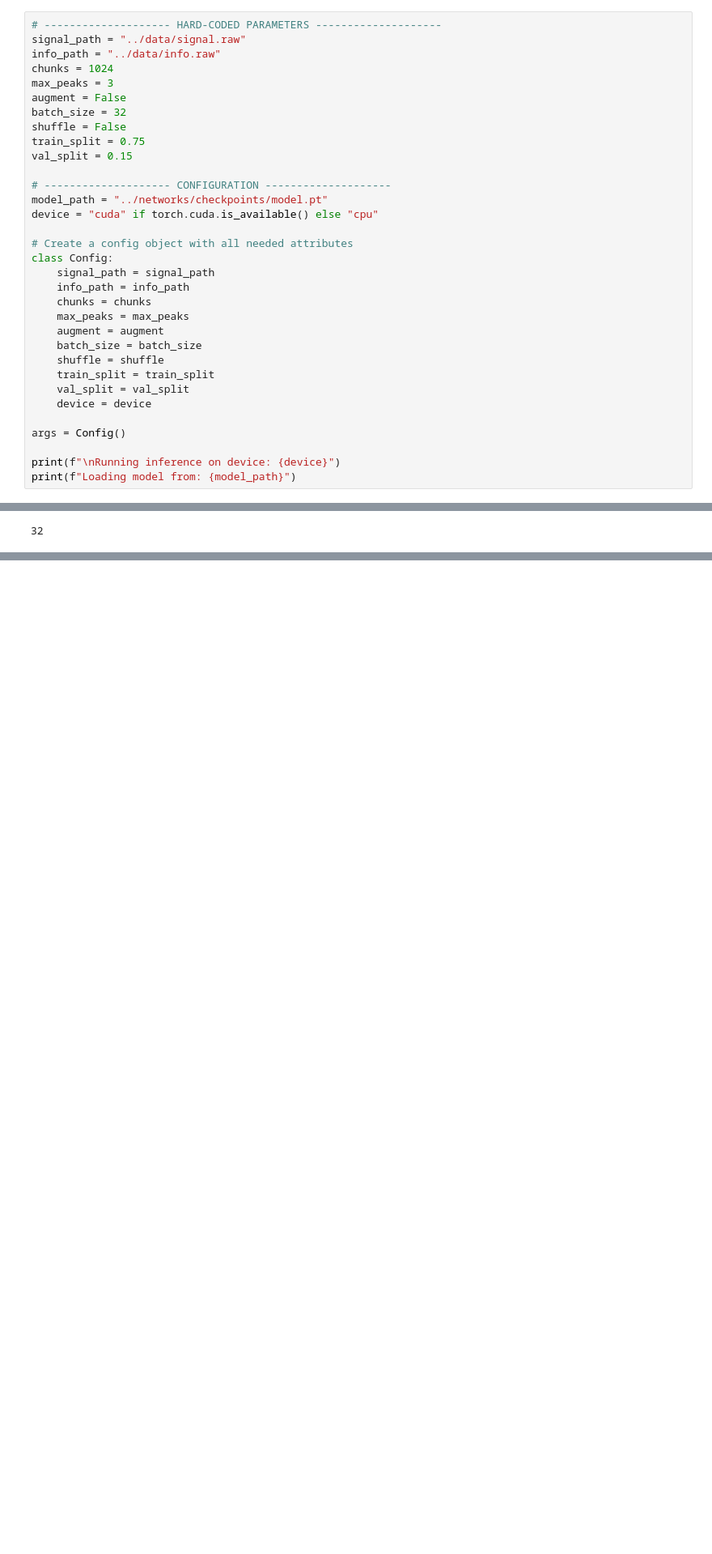
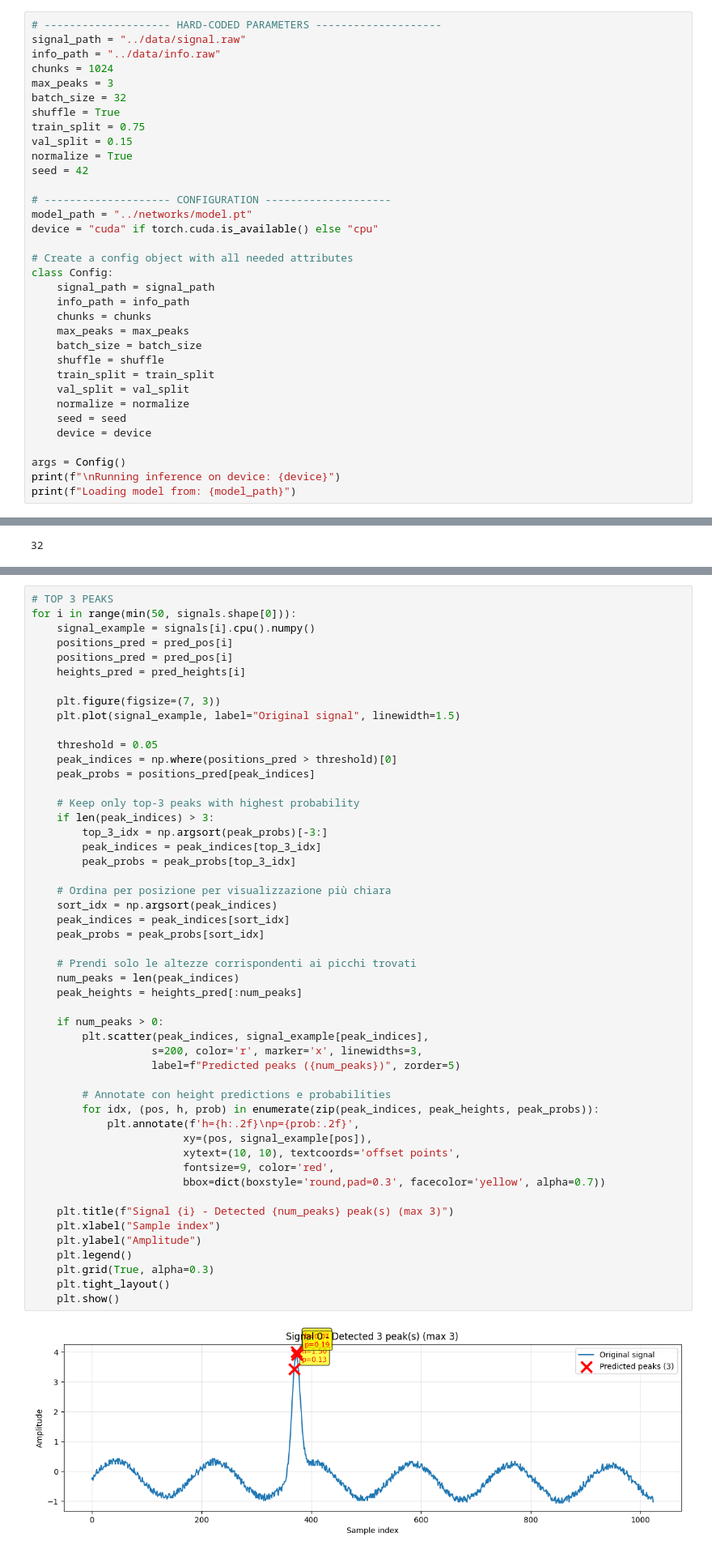
Before and after one commit to fabiolapasini/1DSignalProcessing, a Jupyter notebook: notebooks/test_inference.ipynb, the cells around one changed output, grey strips where cells are left out. Shown at 81% size. Cells and saved outputs as stored; diff of their text form; blank space fills up the shorter version.

```diff
--- a/notebooks/test_inference.ipynb
+++ b/notebooks/test_inference.ipynb
@@ -15,14 +167,15 @@ signal_path = "../data/signal.raw"
 info_path = "../data/info.raw"
 chunks = 1024
 max_peaks = 3
-augment = False
 batch_size = 32
-shuffle = False
+shuffle = True
 train_split = 0.75
 val_split = 0.15
+normalize = True
+seed = 42
 
 # -------------------- CONFIGURATION --------------------
-model_path = "../networks/checkpoints/model.pt"
+model_path = "../networks/model.pt"
 device = "cuda" if torch.cuda.is_available() else "cpu"
 
 # Create a config object with all needed attributes
@@ -31,15 +184,15 @@ class Config:
     info_path = info_path
     chunks = chunks
     max_peaks = max_peaks
-    augment = augment
     batch_size = batch_size
     shuffle = shuffle
     train_split = train_split
     val_split = val_split
+    normalize = normalize
+    seed = seed
     device = device
 
 args = Config()
-
 print(f"\nRunning inference on device: {device}")
 print(f"Loading model from: {model_path}")
 # %% [output]
@@ -187,0 +308,52 @@ for i in range(min(32, signals.shape[0])):
+# %%
+# TOP 3 PEAKS
+for i in range(min(50, signals.shape[0])):
+    signal_example = signals[i].cpu().numpy()
+    positions_pred = pred_pos[i]
+    positions_pred = pred_pos[i]
+    heights_pred = pred_heights[i]
+
+    plt.figure(figsize=(7, 3))
+    plt.plot(signal_example, label="Original signal", linewidth=1.5)
+
+    threshold = 0.05
+    peak_indices = np.where(positions_pred > threshold)[0]
+    peak_probs = positions_pred[peak_indices]
+
+    # Keep only top-3 peaks with highest probability
+    if len(peak_indices) > 3:
+        top_3_idx = np.argsort(peak_probs)[-3:]
+        peak_indices = peak_indices[top_3_idx]
+        peak_probs = peak_probs[top_3_idx]
+
+    # Ordina per posizione per visualizzazione più chiara
+    sort_idx = np.argsort(peak_indices)
+    peak_indices = peak_indices[sort_idx]
+    peak_probs = peak_probs[sort_idx]
+
+    # Prendi solo le altezze corrispondenti ai picchi trovati
+    num_peaks = len(peak_indices)
+    peak_heights = heights_pred[:num_peaks]
+
+    if num_peaks > 0:
+        plt.scatter(peak_indices, signal_example[peak_indices],
+                   s=200, color='r', marker='x', linewidths=3,
+                   label=f"Predicted peaks ({num_peaks})", zorder=5)
+
+        # Annotate con height predictions e probabilities
+        for idx, (pos, h, prob) in enumerate(zip(peak_indices, peak_heights, peak_probs)):
+            plt.annotate(f'h={h:.2f}\np={prob:.2f}',
+                        xy=(pos, signal_example[pos]),
+                        xytext=(10, 10), textcoords='offset points',
+                        fontsize=9, color='red',
+                        bbox=dict(boxstyle='round,pad=0.3', facecolor='yellow', alpha=0.7))
+
+    plt.title(f"Signal {i} - Detected {num_peaks} peak(s) (max 3)")
+    plt.xlabel("Sample index")
+    plt.ylabel("Amplitude")
+    plt.legend()
+    plt.grid(True, alpha=0.3)
+    plt.tight_layout()
+    plt.show()
+# %% [output]
+[figure, added]
```
Also changed, not shown: parts of 11 cells of this notebook, 5 other files.
